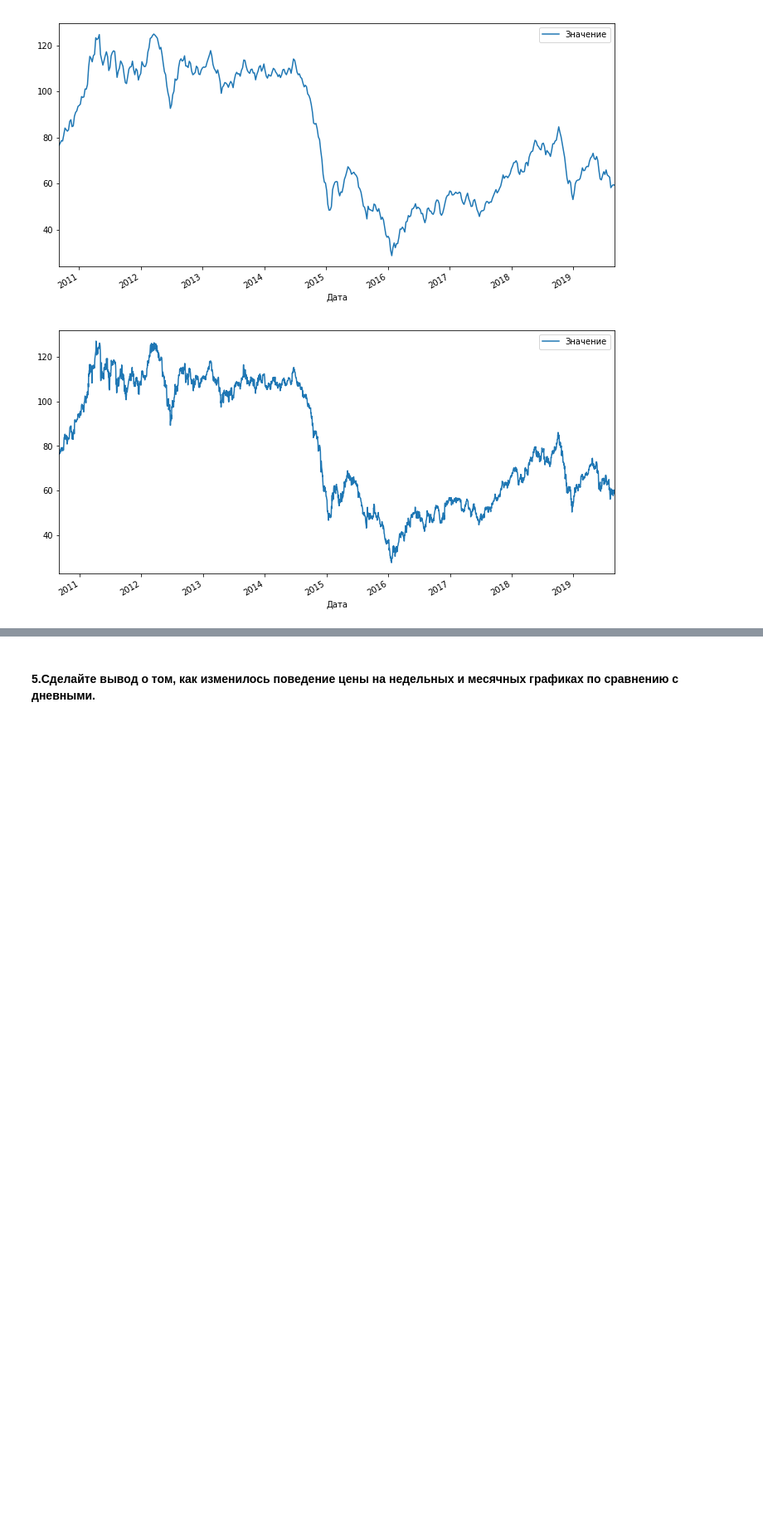
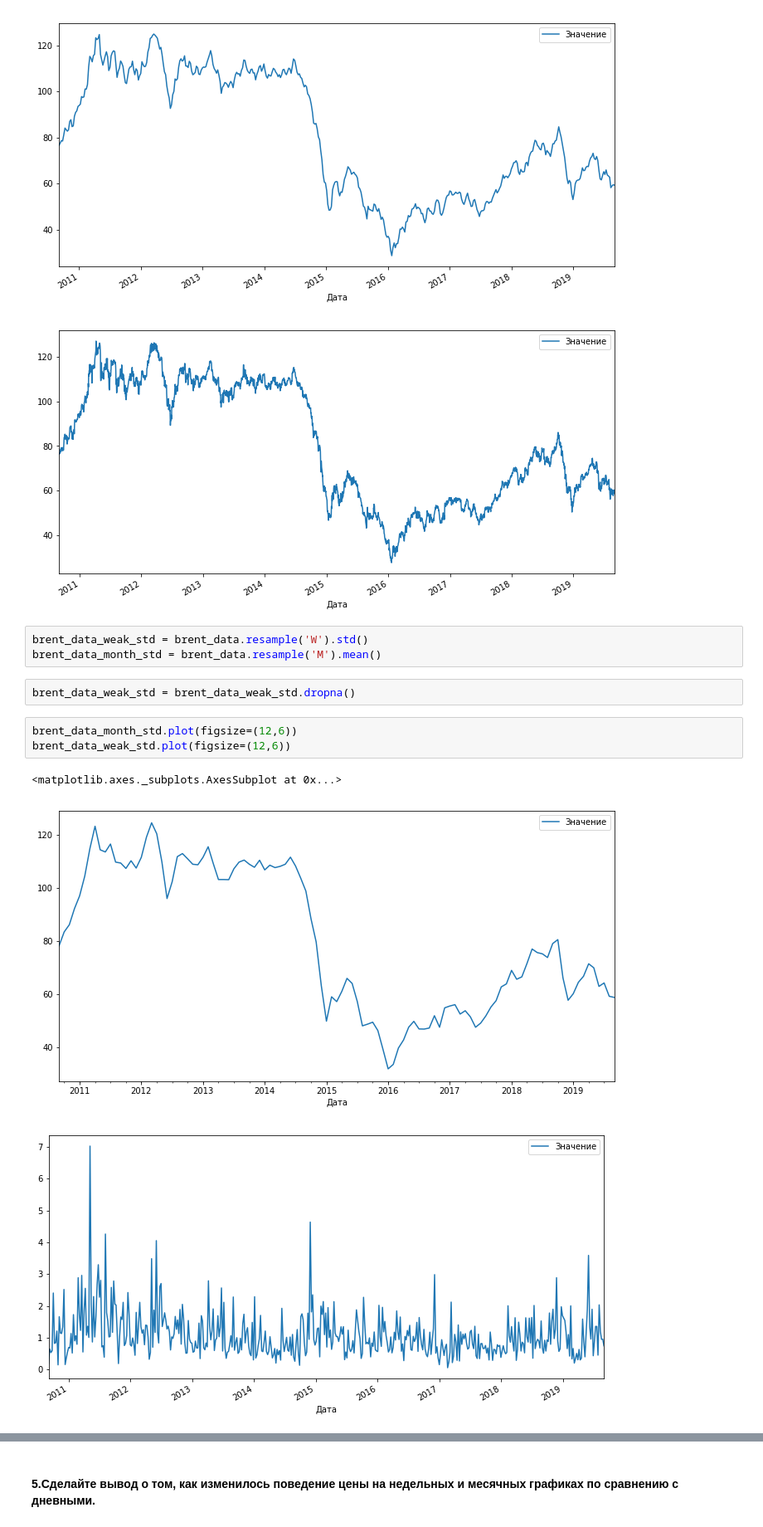
Before and after one commit to kesch9/ml_in_business, a Jupyter notebook: Task1/ML_in_Business_Homework_1.ipynb, the cells around one changed output, grey strips where cells are left out. Shown: that part at 83% size. Cells and saved outputs as stored; diff of their text form; blank space fills up the shorter version.

```diff
--- a/Task1/ML_in_Business_Homework_1.ipynb
+++ b/Task1/ML_in_Business_Homework_1.ipynb
@@ -419,3 +401,15 @@ brent_data.plot(figsize=(12,6))
 [figure]
 [figure]
 [figure]
+# %%
+brent_data_weak_std = brent_data.resample('W').std()
+brent_data_month_std = brent_data.resample('M').mean()
+# %%
+brent_data_weak_std = brent_data_weak_std.dropna()
+# %%
+brent_data_month_std.plot(figsize=(12,6))
+brent_data_weak_std.plot(figsize=(12,6))
+# %% [output]
+<matplotlib.axes._subplots.AxesSubplot at 0x...>
+[figure, added]
+[figure, added]
```
Also changed, not shown: parts of 6 cells of this notebook, 3 other files.
